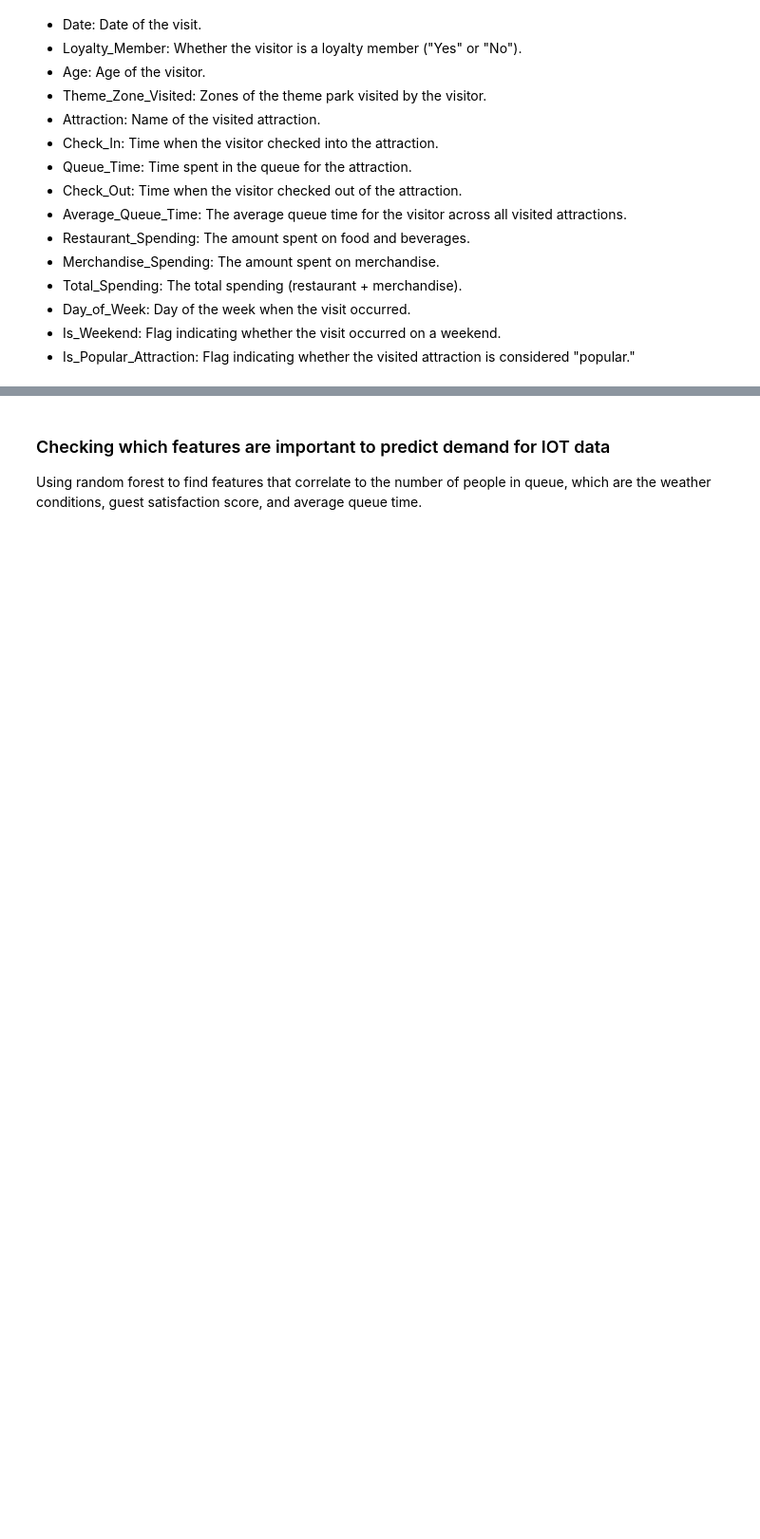
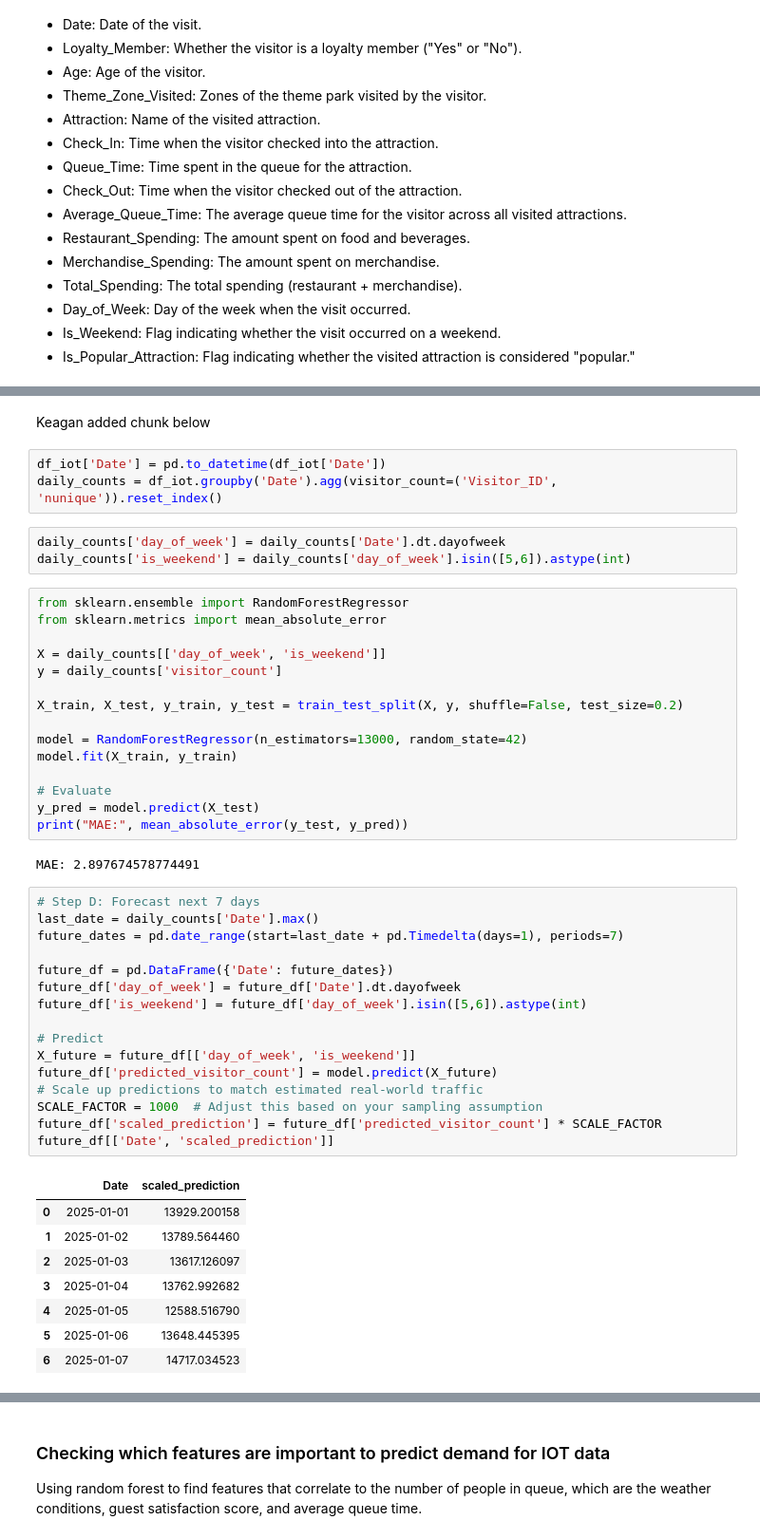
Before and after one commit to cheryllfid-s/data-science-guest-experience, a Jupyter notebook: Scripts/Subgroup_B/predict_demands_qn1.ipynb, the cells around one changed output, grey strips where cells are left out. Shown at 95% size. Cells and saved outputs as stored; diff of their text form; blank space fills up the shorter version.

Commit message:
Add Keagan's changes to predict_demands_qn1.ipynb

```diff
--- a/Scripts/Subgroup_B/predict_demands_qn1.ipynb
+++ b/Scripts/Subgroup_B/predict_demands_qn1.ipynb
@@ -264,0 +367,50 @@ print(df_iot.head())
+# %% [markdown]
+Keagan added chunk below
+# %%
+df_iot['Date'] = pd.to_datetime(df_iot['Date'])
+daily_counts = df_iot.groupby('Date').agg(visitor_count=('Visitor_ID', 'nunique')).reset_index()
+# %%
+daily_counts['day_of_week'] = daily_counts['Date'].dt.dayofweek
+daily_counts['is_weekend'] = daily_counts['day_of_week'].isin([5,6]).astype(int)
+# %%
+from sklearn.ensemble import RandomForestRegressor
+from sklearn.metrics import mean_absolute_error
+
+X = daily_counts[['day_of_week', 'is_weekend']]
+y = daily_counts['visitor_count']
+
+X_train, X_test, y_train, y_test = train_test_split(X, y, shuffle=False, test_size=0.2)
+
+model = RandomForestRegressor(n_estimators=13000, random_state=42)
+model.fit(X_train, y_train)
+
+# Evaluate
+y_pred = model.predict(X_test)
+print("MAE:", mean_absolute_error(y_test, y_pred))
+# %% [output]
+MAE: 2.897674578774491
+# %%
+# Step D: Forecast next 7 days
+last_date = daily_counts['Date'].max()
+future_dates = pd.date_range(start=last_date + pd.Timedelta(days=1), periods=7)
+
+future_df = pd.DataFrame({'Date': future_dates})
+future_df['day_of_week'] = future_df['Date'].dt.dayofweek
+future_df['is_weekend'] = future_df['day_of_week'].isin([5,6]).astype(int)
+
+# Predict
+X_future = future_df[['day_of_week', 'is_weekend']]
+future_df['predicted_visitor_count'] = model.predict(X_future)
+# Scale up predictions to match estimated real-world traffic
+SCALE_FACTOR = 1000  # Adjust this based on your sampling assumption
+future_df['scaled_prediction'] = future_df['predicted_visitor_count'] * SCALE_FACTOR
+future_df[['Date', 'scaled_prediction']]
+# %% [output]
+|  | Date | scaled_prediction |
+| 0 | 2025-01-01 | 13929.200158 |
+| 1 | 2025-01-02 | 13789.564460 |
+| 2 | 2025-01-03 | 13617.126097 |
+| 3 | 2025-01-04 | 13762.992682 |
+| 4 | 2025-01-05 | 12588.516790 |
+| 5 | 2025-01-06 | 13648.445395 |
+| 6 | 2025-01-07 | 14717.034523 |
```
Also changed, not shown: parts of 18 cells of this notebook.
